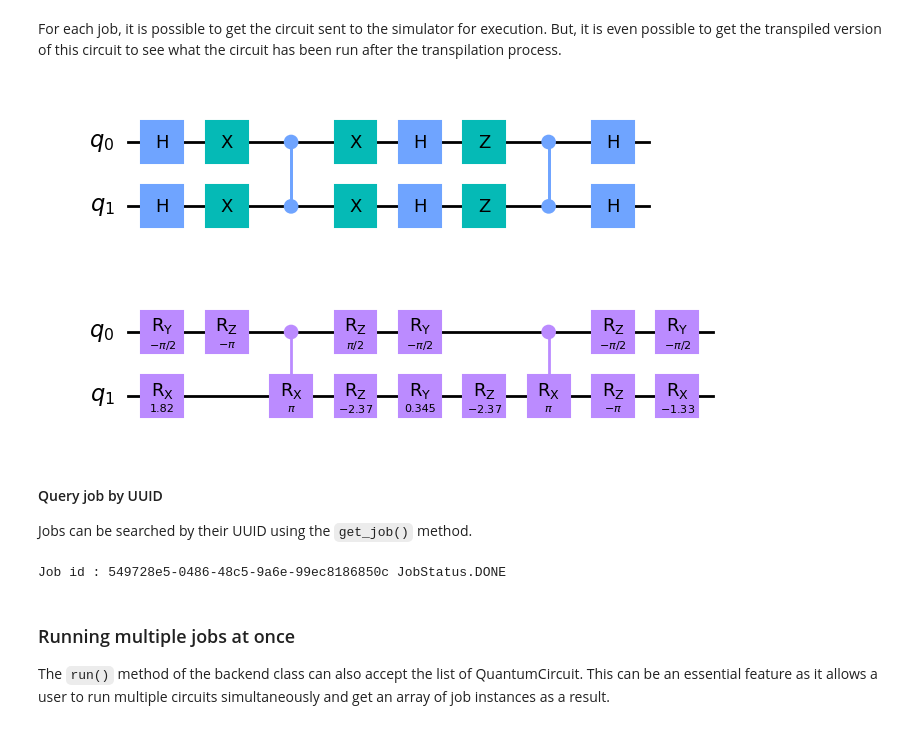
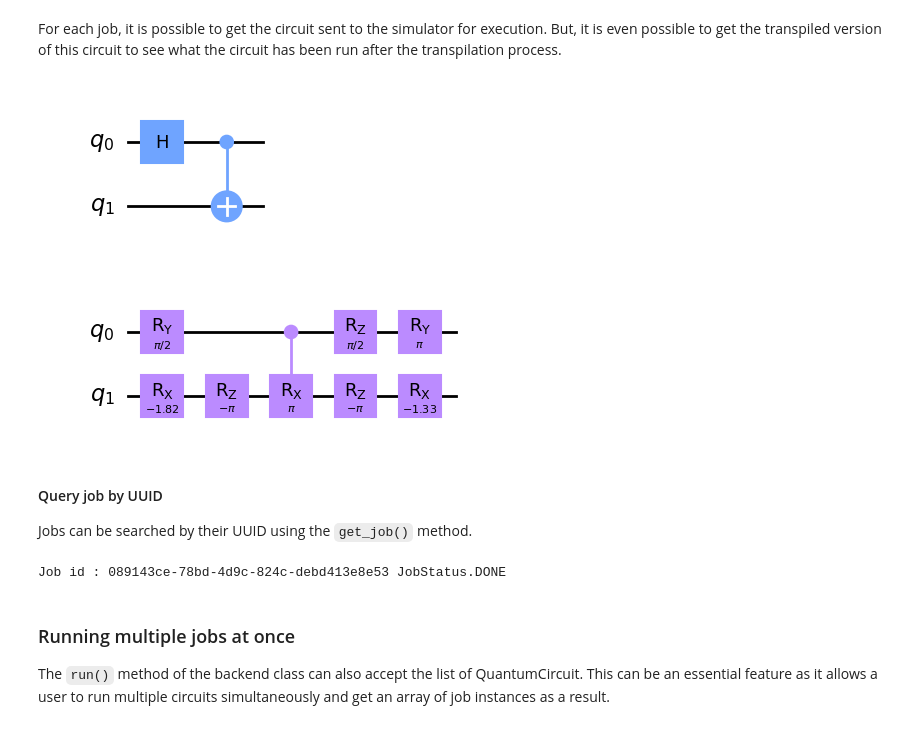
Before and after one commit to c12qe/c12-callisto-clients, a Jupyter notebook: docs/3. Working_with_jobs.ipynb, the cells around one changed output. Drawn from its saved outputs; the diff is of its cells as text; code cells hidden in the pictures.

```diff
--- a/docs/3. Working_with_jobs.ipynb
+++ b/docs/3. Working_with_jobs.ipynb
@@ -126,12 +143,12 @@ while True:
 For each job, it is possible to get the circuit sent to the simulator for execution. But, it is even possible to get the transpiled version of this circuit to see what the circuit has been run after the transpilation process.
 # %%
 # Also it is possible to retrieve the circuit that has been run for specific job
-first_job = jobs[3]
+first_job = jobs[0]
 first_job_qasm = first_job.get_qasm() # Get OpenQASM string
 first_job_circuit = first_job.get_circuit()
 first_job_circuit.draw('mpl')
 # %% [output]
-[figure, old version]
+[figure, new version]
 # %%
 # Getting the transpiled circuit
 # NOTICE: It can be possible that due tu bug in Qiskit's transpile function some circuits are wrongly converted to QASM string
@@ -140,7 +157,7 @@ first_job_transpiled_qasm = first_job.get_qasm(transpiled=True) # Get transpiled
 first_job_transpiled_circuit = first_job.get_circuit(transpiled=True)
 first_job_transpiled_circuit.draw('mpl')
 # %% [output]
-[figure, old version]
+[figure, new version]
 # %% [markdown]
 #### Query job by UUID
 
@@ -152,7 +169,7 @@ search_job = c12_simulator_backend.get_job(job_uuid)
 
 print(f"Job id : {search_job.job_id()} {search_job.status()}")
 # %% [output]
-Job id : 549728e5-0486-48c5-9a6e-99ec8186850c JobStatus.DONE
+Job id : 089143ce-78bd-4d9c-824c-debd413e8e53 JobStatus.DONE
 # %% [markdown]
 ### Running multiple jobs at once
 
```
Also changed, not shown: parts of 5 cells of this notebook, 13 other files.
